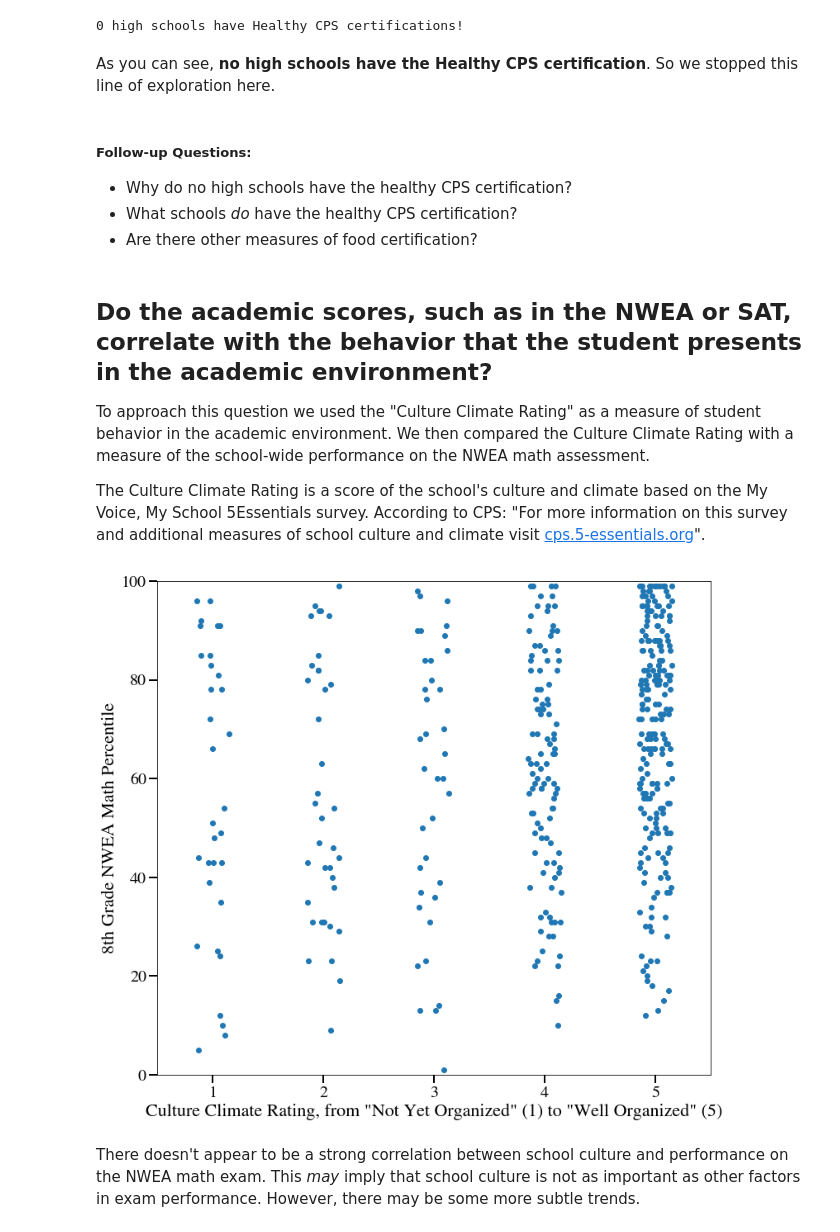
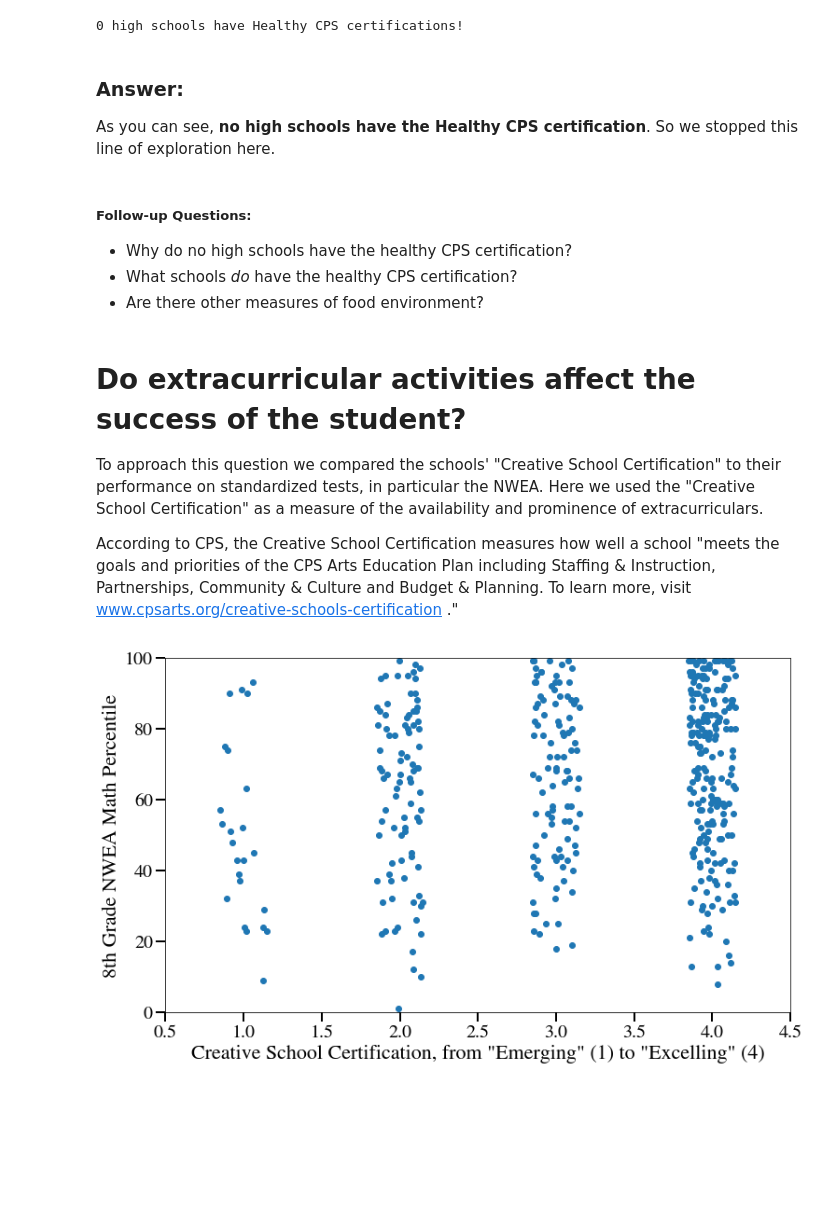
Before and after one commit to avault/chicago_public_schools, a Jupyter notebook: analyses/analysis_setup.ipynb, the cells around one changed output. Saved outputs shown, nothing was run; the diff lists cells and outputs as text; code cells hidden in the pictures; blank space fills up the shorter version.

Commit message:
Added the rest of the questions.

```diff
--- a/analyses/analysis_setup.ipynb
+++ b/analyses/analysis_setup.ipynb
@@ -108,13 +56,0 @@ scatter_plot( combined_df, 'Teacher_Attendance_Year_2_Pct',  'NWEA_Math_Attainme
-# %%
-overall_rating_mapping = {
-    'NO DATA AVAILABLE': -1,
-    'FAR BELOW AVERAGE': 1.,
-    'BELOW AVERAGE': 2.,
-    'AVERAGE': 3.,
-    'ABOVE AVERAGE': 4.,
-    'FAR ABOVE AVERAGE': 5.,
-}
-overall_rating_int = []
-for rating in combined_df['Student_Attainment_Rating']:
-    overall_rating_int.append( overall_rating_mapping[rating] )
-combined_df['Student_Attainment_Rating_Int'] = np.array( overall_rating_int )
@@ -132,42 +239,41 @@ print( '{} high schools have Healthy CPS certifications!'.format( n_hs_certified
 # %% [output]
 0 high schools have Healthy CPS certifications!
 # %% [markdown]
+### Answer:
+
 As you can see, **no high schools have the Healthy CPS certification**. So we stopped this line of exploration here.
 # %% [markdown]
 ##### Follow-up Questions:
 
 * Why do no high schools have the healthy CPS certification?
 * What schools *do* have the healthy CPS certification?
-* Are there other measures of food certification?
+* Are there other measures of food environment?
-# %% [markdown]
-## Do the academic scores, such as in the NWEA or SAT, correlate with the behavior that the student presents in the academic environment?
-
-To approach this question we used the "Culture Climate Rating" as a measure of student behavior in the academic environment.
-We then compared the Culture Climate Rating with a measure of the school-wide performance on the NWEA math assessment.
-
-The Culture Climate Rating is a score of the school's culture and climate based on the My Voice, My School 5Essentials survey. According to CPS: "For more information on this survey and additional measures of school culture and climate visit [cps.5-essentials.org](https://cps.5-essentials.org/2016)".
+# %% [markdown]
+# Do extracurricular activities affect the success of the student?
+
+To approach this question we compared the schools' "Creative School Certification" to their performance on standardized tests, in particular the NWEA.
+Here we used the "Creative School Certification" as a measure of the availability and prominence of extracurriculars.
+
+According to CPS, the Creative School Certification measures how well a school "meets the goals and priorities of the CPS Arts Education Plan including Staffing & Instruction, Partnerships, Community & Culture and Budget & Planning. To learn more, visit  www.cpsarts.org/creative-schools-certification ."
 # %%
 # This maps the qualitative assessment to a quantiative score
-culture_climate_rating_mapping = {
-    'NOT ENOUGH DATA': -1.,
-    'NOT YET ORGANIZED': 1.,
-    'PARTIALLY ORGANIZED': 2.,
-    'MODERATELY ORGANIZED': 3.,
-    'ORGANIZED': 4.,
-    'WELL ORGANIZED': 5.,
+creative_mapping = {
+    'INCOMPLETE DATA': -1.,
+    'EMERGING': 1.,
+    'DEVELOPING': 2.,
+    'STRONG': 3.,
+    'EXCELLING': 4.,
 }
 analysis_helper.scatter_plot(
     combined_df,
-    'Culture_Climate_Rating',
+    'Creative_School_Certification',
     'NWEA_Math_Attainment_Grade_8_Pct',
-    x_mapping = culture_climate_rating_mapping,
-    x_label = 'Culture Climate Rating, from "Not Yet Organized" (1) to "Well Organized" (5)',
+    x_mapping = creative_mapping,
+    x_label = 'Creative School Certification, from "Emerging" (1) to "Excelling" (4)',
     y_label = '8th Grade NWEA Math Percentile',
     jitter = 0.15,
-    x_lim = [ 0.5, 5.5 ],
+    x_lim = [ 0.5, 4.5 ],
     y_lim = [ 0, 100 ],
 )
 # %% [output]
-[figure, old version]
+[figure, new version]
-# %% [markdown]
-There doesn't appear to be a strong correlation between school culture and performance on the NWEA math exam. This *may* imply that school culture is not as important as other factors in exam performance. However, there may be some more subtle trends.
```
Also changed, not shown: parts of 39 cells of this notebook, 1 other file.
